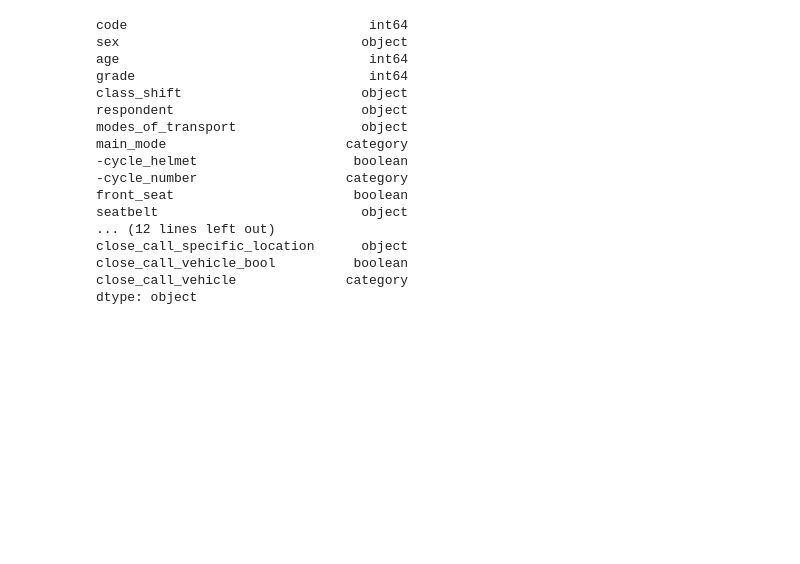
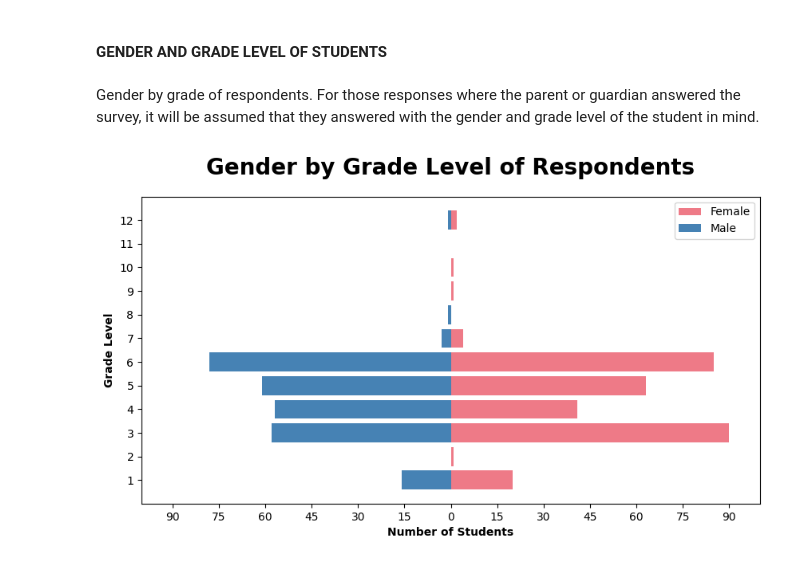
Before and after one commit to navs-svan/NCTS-internship-repo, a Jupyter notebook: data_viz.ipynb, the cells around one changed output. Saved outputs shown, nothing was run; the diff lists cells and outputs as text; code cells hidden in the pictures; blank space fills up the shorter version.

Commit message:
Added data visualizations

```diff
--- a/data_viz.ipynb
+++ b/data_viz.ipynb
@@ -29,20 +14,51 @@ dtype: object
-# %%
-to_school.dtypes
-# %% [output]
-code                               int64
-sex                               object
-age                                int64
-grade                              int64
-class_shift                       object
-respondent                        object
-modes_of_transport                object
-main_mode                       category
--cycle_helmet                    boolean
--cycle_number                   category
-front_seat                       boolean
-seatbelt                          object
-... (12 lines left out)
-close_call_specific_location      object
-close_call_vehicle_bool          boolean
-close_call_vehicle              category
-dtype: object
+# %% [markdown]
+#### GENDER AND GRADE LEVEL OF STUDENTS
+# %% [markdown]
+Gender by grade of respondents. For those responses where the parent or guardian answered the survey, it will be assumed that they answered with the gender and grade level of the student in mind.
+# %%
+female_by_grade = to_school[to_school['sex'] == 'Female'].groupby(by=['grade'])['grade'].count()
+male_by_grade = to_school[to_school['sex'] == 'Male'].groupby(by=['grade'])['grade'].count()
+total = to_school.groupby(by=['grade'])['grade'].count()
+
+grade_label = ['1', '2', '3', '4', '5', '6', '7', '8', '9', '10', '11', '12']
+grade_levels = pd.DataFrame(grade_label, index=pd.RangeIndex(start=1, stop=13, name='index'), columns=['grade_level'])
+gender_df = pd.concat([grade_levels,female_by_grade.rename('female'), male_by_grade.rename('male'), total.rename('total')], axis=1)
+gender_df['male_left'] = -gender_df['male']
+
+female_color = "#ee7a87"
+male_color = "#4682b4"
+plt.figure(figsize=(10,5))
+
+plt.barh(y=gender_df['grade_level'],
+         width=gender_df['female'],
+         color=female_color,
+         label='Female')
+
+plt.barh(y=gender_df['grade_level'],
+         width=gender_df['male'],
+         left=gender_df['male_left'],
+         color=male_color,
+         label='Male')
+
+plt.xlim(-100,100)
+
+plt.xticks(ticks=range(-90,100, 15),
+           labels=[f"{abs(i)}" for i in range(-90, 100, 15)] )
+
+plt.xlabel('Number of Students',
+           fontweight='bold')
+
+plt.ylabel('Grade Level',
+           fontweight='bold')
+
+plt.title('Gender by Grade Level of Respondents',
+          fontweight='bold',
+          fontsize=20,
+          loc='center',
+          pad=20)
+
+plt.legend(loc='upper right')
+
+plt.show()
+# %% [output]
+[figure, added]
```
Also changed, not shown: parts of 20 cells of this notebook, 4 other files.
